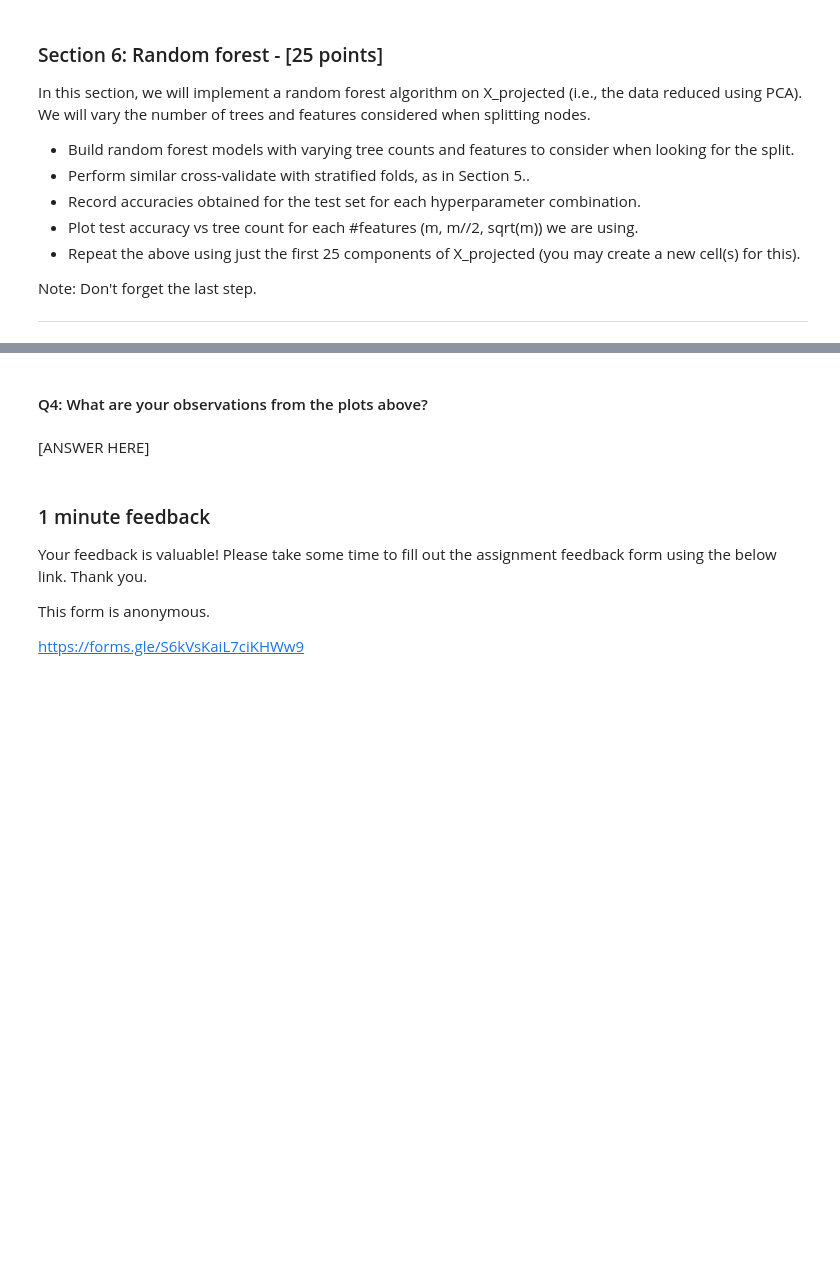
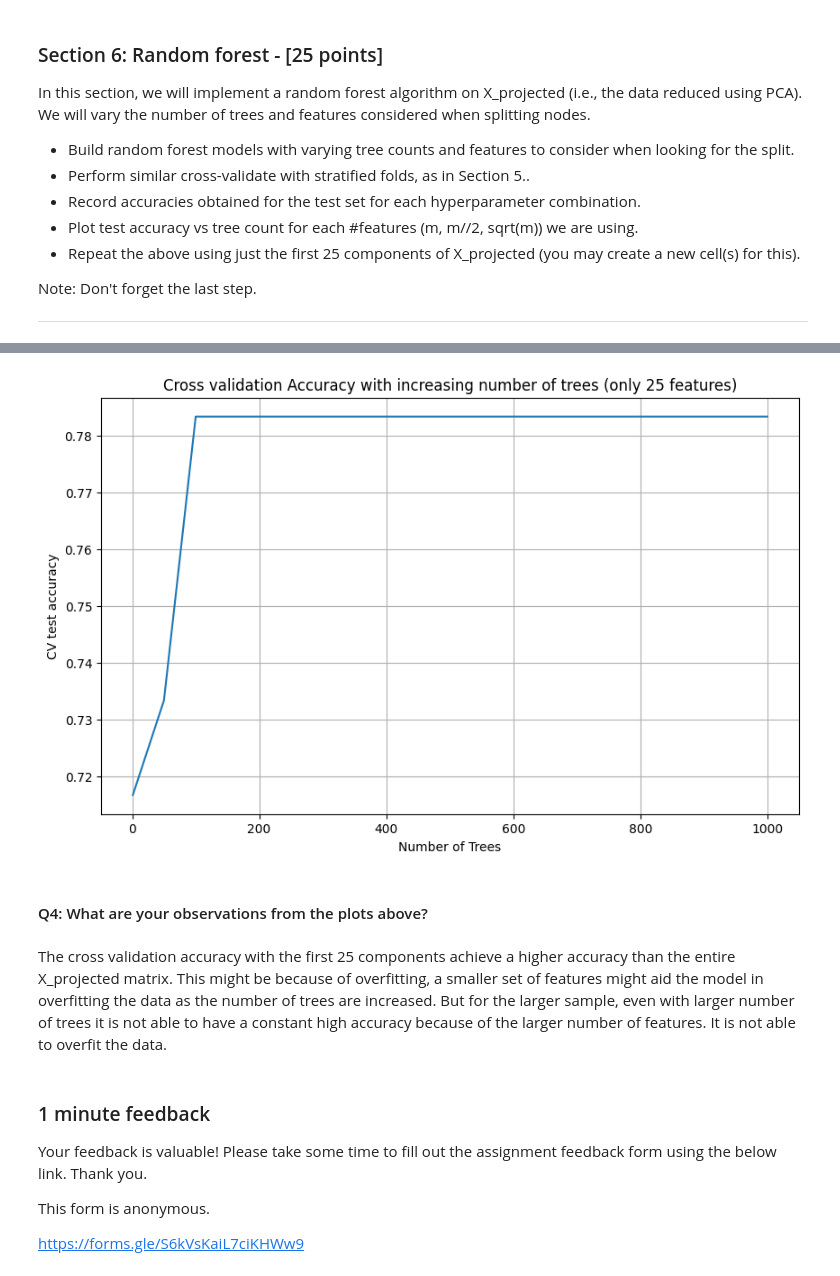
Before and after one commit to ritwickban/Diagnosis_of_AD-PSP, a Jupyter notebook: mp1-omics.ipynb, the cells around one changed output, grey strips where cells are left out. Saved outputs shown, nothing was run; the diff lists cells and outputs as text; code cells hidden in the pictures; blank space fills up the shorter version.

```diff
--- a/mp1-omics.ipynb
+++ b/mp1-omics.ipynb
@@ -413,7 +422,30 @@ plt.show()
+# %%
+plt.figure(figsize=(10, 6))
+plt.xlabel('Number of Trees')
+plt.ylabel('CV test accuracy')
+plt.title('Cross validation Accuracy with increasing number of trees (only 25 features)')
+k=0
+#for i, max_feat in enumerate(max_features):
+    #for j, tree in enumerate(num_trees):
+        #print(f"i:{i} j:{j}")
+
+        #print(i*len(num_trees)+j)
+        #print(k)
+        #plt.plot(tree, test_accs[j], '-')
+        #k+=1
+        #plt.plot(tree, test_accs[i], label="max_features = "+str(max_feat))
+        #plt.plot(tree, test_accs[j], 'o', label="max_features = "+str(max_features[0]))
+plt.plot(num_trees, test_accs_25[0:7], '-', label="Accuracy with increasing number of trees")
+#plt.plot(max_features, test_accs[], '-', label="Accuracy with increasing number of features")
+#plt.legend()
+plt.grid()
+plt.show()
+# %% [output]
+[figure, added]
 # %% [markdown]
 #### Q4: What are your observations from the plots above?
 # %% [markdown]
-[ANSWER HERE]
+The cross validation accuracy with the first 25 components achieve a higher accuracy than the entire X_projected matrix. This might be because of overfitting, a smaller set of features might aid the model in overfitting the data as the number of trees are increased. But for the larger sample, even with larger number of trees it is not able to have a constant high accuracy because of the larger number of features. It is not able to overfit the data.
 # %% [markdown]
 ### 1 minute feedback
 
```
Also changed, not shown: parts of 11 cells of this notebook.
